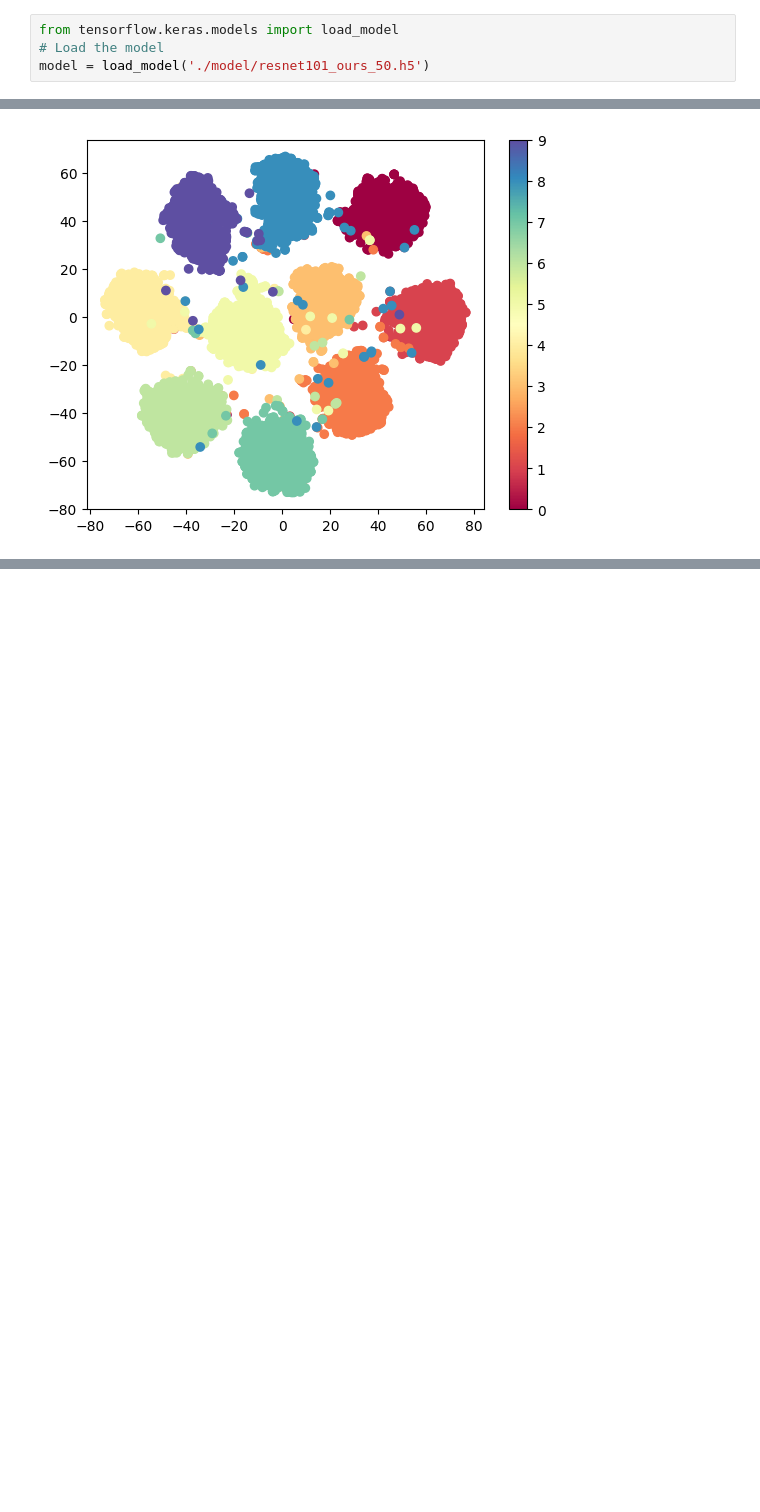
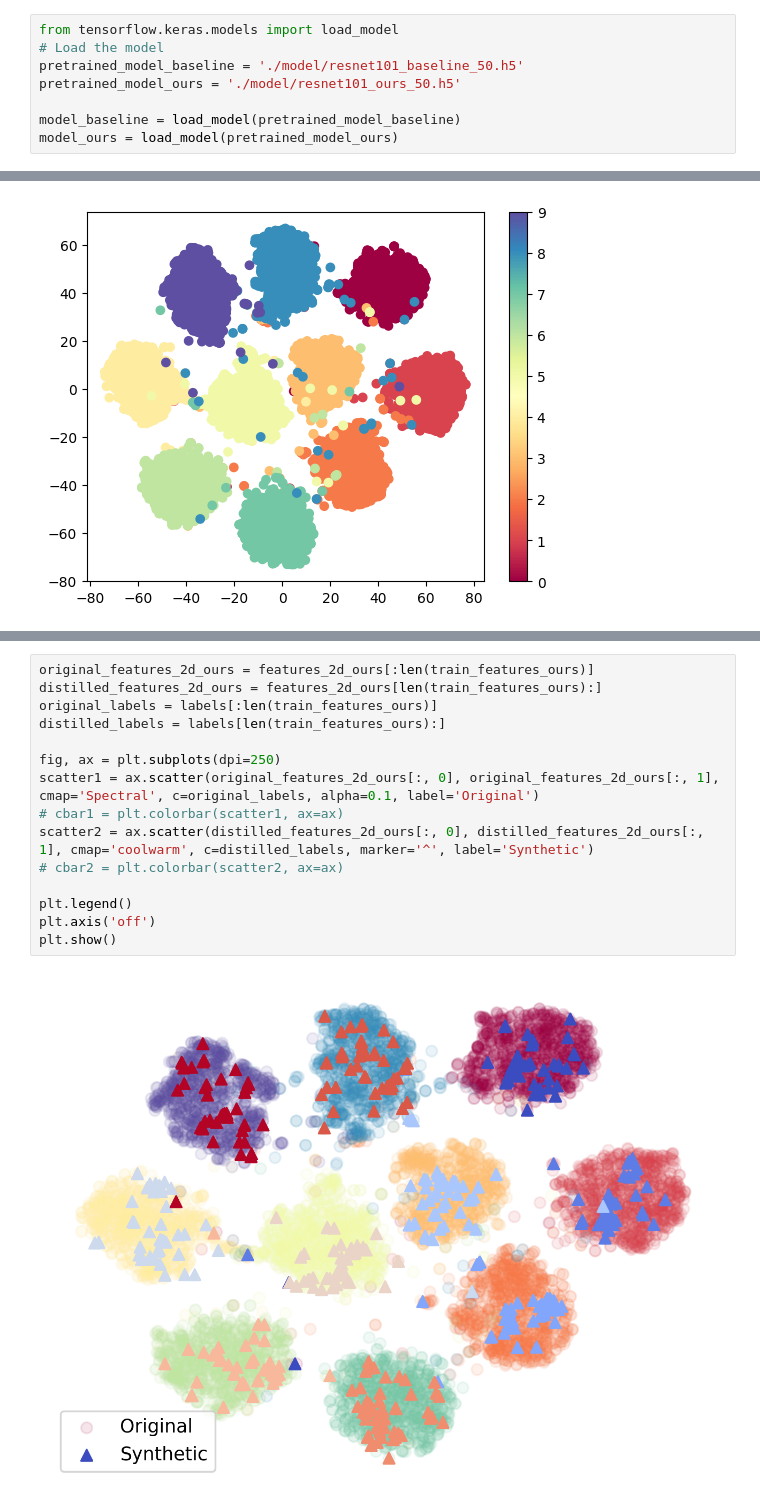
Before and after one commit to NayameoW/T-SNE-Visualization-of-imagenette, a Jupyter notebook: imagenette.ipynb, the cells around one changed output, grey strips where cells are left out. Drawn from its saved outputs; the diff is of its cells as text; blank space fills up the shorter version.

```diff
--- a/imagenette.ipynb
+++ b/imagenette.ipynb
@@ -67,4 +99,8 @@ model.save('./model/resnet101_ours_50.h5')
 # %%
 from tensorflow.keras.models import load_model
 # Load the model
-model = load_model('./model/resnet101_ours_50.h5')
+pretrained_model_baseline = './model/resnet101_baseline_50.h5'
+pretrained_model_ours = './model/resnet101_ours_50.h5'
+
+model_baseline = load_model(pretrained_model_baseline)
+model_ours = load_model(pretrained_model_ours)
@@ -142,0 +197,17 @@ plt.show()
+# %%
+original_features_2d_ours = features_2d_ours[:len(train_features_ours)]
+distilled_features_2d_ours = features_2d_ours[len(train_features_ours):]
+original_labels = labels[:len(train_features_ours)]
+distilled_labels = labels[len(train_features_ours):]
+
+fig, ax = plt.subplots(dpi=250)
+scatter1 = ax.scatter(original_features_2d_ours[:, 0], original_features_2d_ours[:, 1], cmap='Spectral', c=original_labels, alpha=0.1, label='Original')
+# cbar1 = plt.colorbar(scatter1, ax=ax)
+scatter2 = ax.scatter(distilled_features_2d_ours[:, 0], distilled_features_2d_ours[:, 1], cmap='coolwarm', c=distilled_labels, marker='^', label='Synthetic')
+# cbar2 = plt.colorbar(scatter2, ax=ax)
+
+plt.legend()
+plt.axis('off')
+plt.show()
+# %% [output]
+[figure, added]
```
Also changed, not shown: parts of 11 cells of this notebook.
